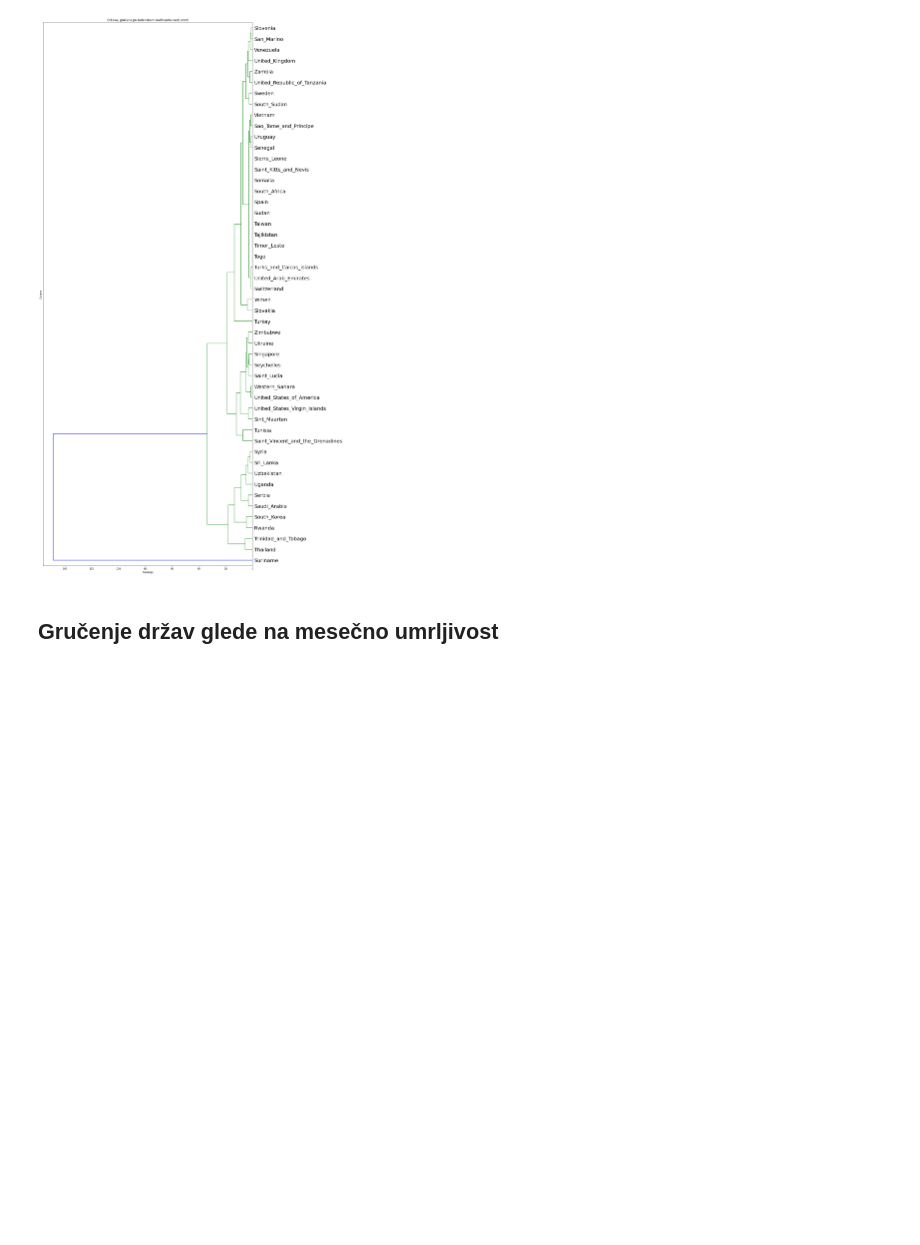
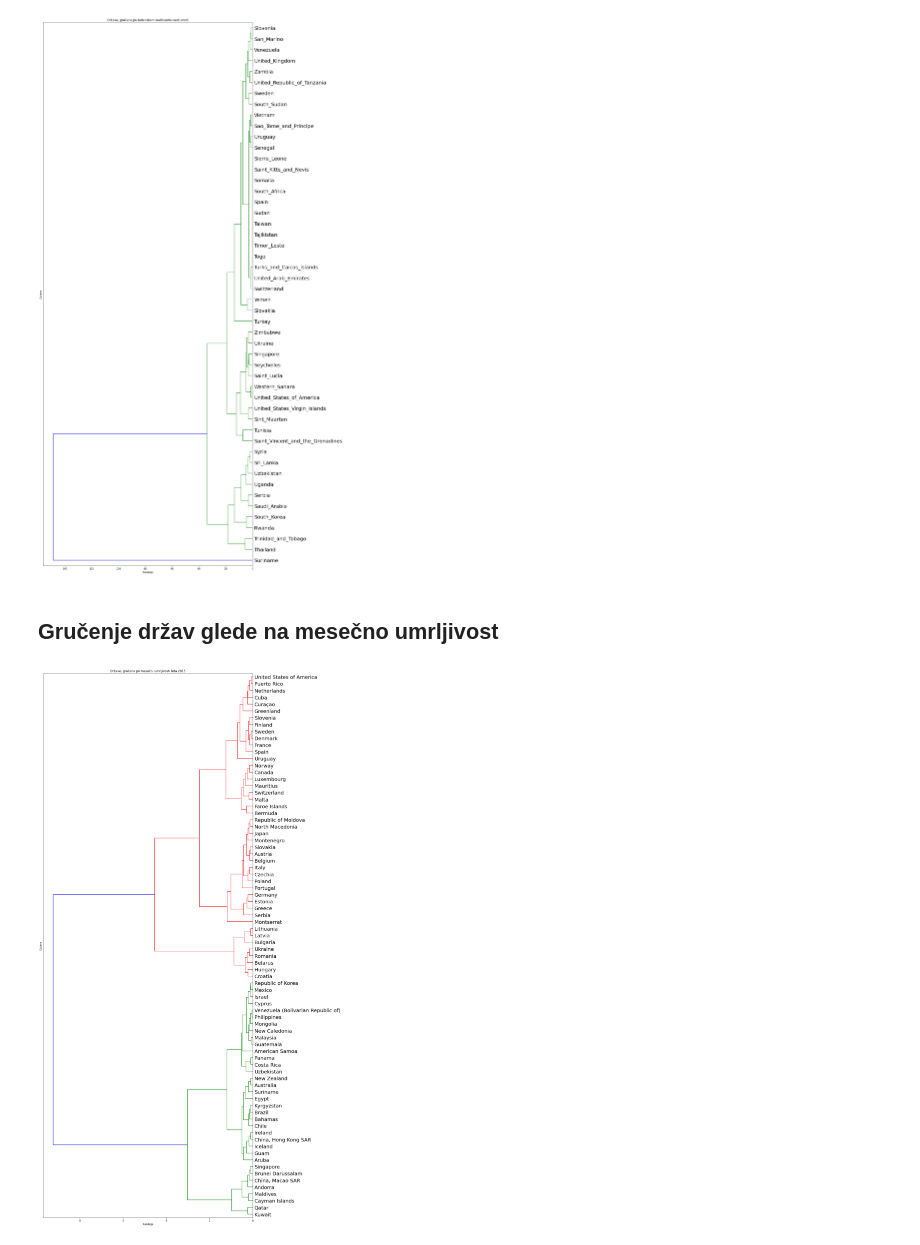
Before and after one commit to Zan-23/PR20NERJZ, a Jupyter notebook: notebooks/report.ipynb, the cells around one changed output. Drawn from its saved outputs; the diff is of its cells as text; code cells hidden in the pictures; blank space fills up the shorter version.

Commit message:
Jaka dodana vsa koda v report

```diff
--- a/notebooks/report.ipynb
+++ b/notebooks/report.ipynb
@@ -129,3 +124,17 @@ months = ['January','February','March','April','May','June','July','August','Sep
 # %%
 # Read the dataframe which contains deaths per month for year 2015
 deathDataFrame = jaka.readDeathData(year=2015)
+# %%
+# Create a dictionary with country for key and array of deaths per each month per million eg. {"Slovenia": [2,3,5,2,4,2,4,5,3,2,4,5]}
+monthDeathDict = jaka.createMonthDeathDictionary(deathDataFrame,dataFrame,countryList,months)
+# %%
+# Creating matrix and labels
+(matrix, labels) = jaka.createMatrixAndLabels(monthDeathDict)
+# %%
+# Create a linkage
+mortalityLinkage = jaka.createLinkage(matrix)
+# %%
+# Draw a dendrogram
+jaka.drawDendrogram(mortalityLinkage, labels, title="Države, gručene po mesečni umrljivosti leta 2015")
+# %% [output]
+[figure, added]
```
Also changed, not shown: parts of 1 cell of this notebook, 1 other file.
